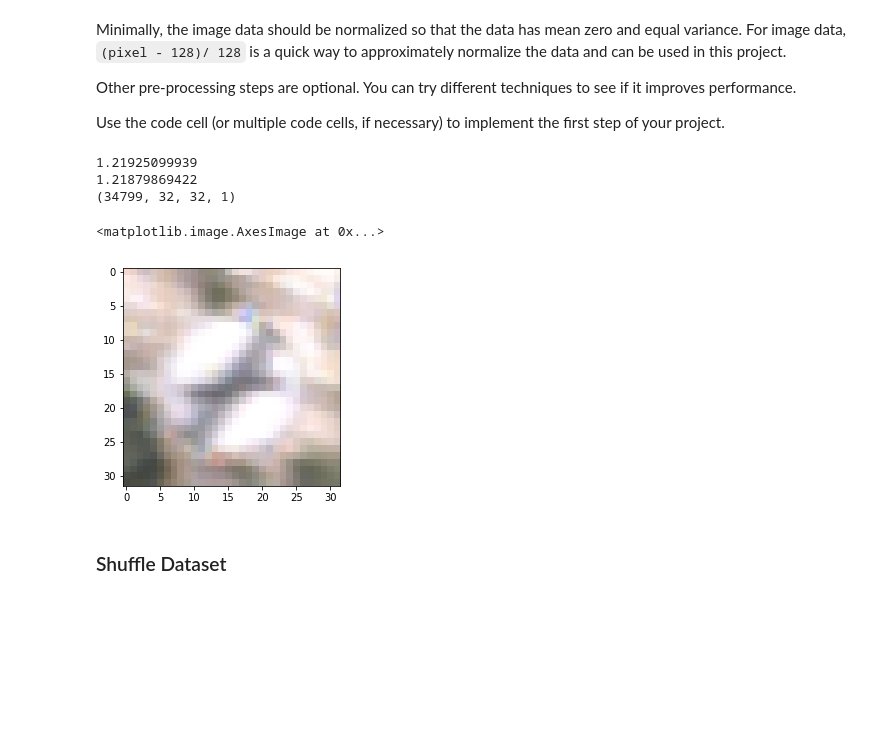
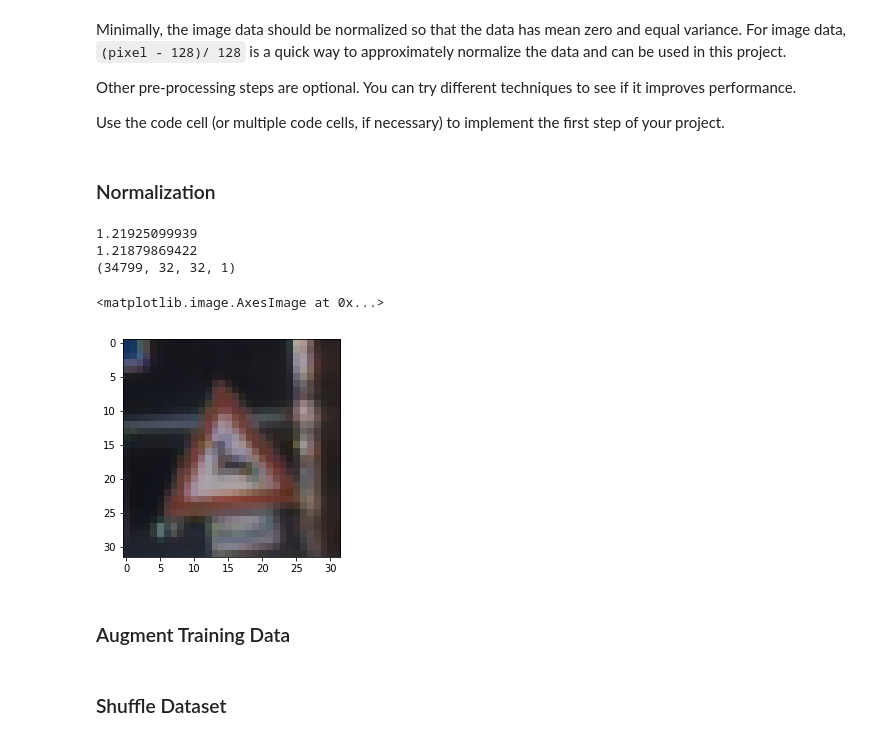
Before and after one commit to ChuChuIgbokwe/CarND-Traffic-Sign-Classifier-Project, a Jupyter notebook: Traffic_Sign_Classifier.ipynb, the cells around one changed output. Cells and saved outputs as stored; diff of their text form; code cells hidden in the pictures; blank space fills up the shorter version.

```diff
--- a/Traffic_Sign_Classifier.ipynb
+++ b/Traffic_Sign_Classifier.ipynb
@@ -155,35 +156,28 @@ Minimally, the image data should be normalized so that the data has mean zero an
 Other pre-processing steps are optional. You can try different techniques to see if it improves performance.
 
 Use the code cell (or multiple code cells, if necessary) to implement the first step of your project.
+# %% [markdown]
+### Normalization
 # %%
 ### Preprocess the data here. It is required to normalize the data. Other preprocessing steps could include
 ### converting to grayscale, etc.
 ### Feel free to use as many code cells as needed.
 
 ## Normalize the train and test datasets to (-1,1)
 
 X_train_normalized = (X_train - 128)/128
 X_test_normalized = (X_test - 128)/128
 
 print(np.mean(X_train_normalized))
 print(np.mean(X_test_normalized))
-#print (X_train[0].shape)
-#print (X_train[0])
-#print('##############')
-# xxx = (X_train[0]/3)
-# xx = np.dot(X_train[...,:3], [0.299, 0.587, 0.114])
-X_train_gry = np.sum(X_train/3, axis=3, keepdims=True)
-print(X_train_gry.shape)
-# print(X_train_gry[0:500])
-plt.imshow(X_train[43])
-# plt.imshow(X_train_gry[45])
-#plt.imshow(xxx[30])
 # %% [output]
 1.21925099939
 1.21879869422
 (34799, 32, 32, 1)
 <matplotlib.image.AxesImage at 0x...>
-[figure, old version]
+[figure, new version]
+# %% [markdown]
+### Augment Training Data
 # %% [markdown]
 ### Shuffle Dataset
 # %%
```
Also changed, not shown: parts of 7 cells of this notebook, 1 other file.
